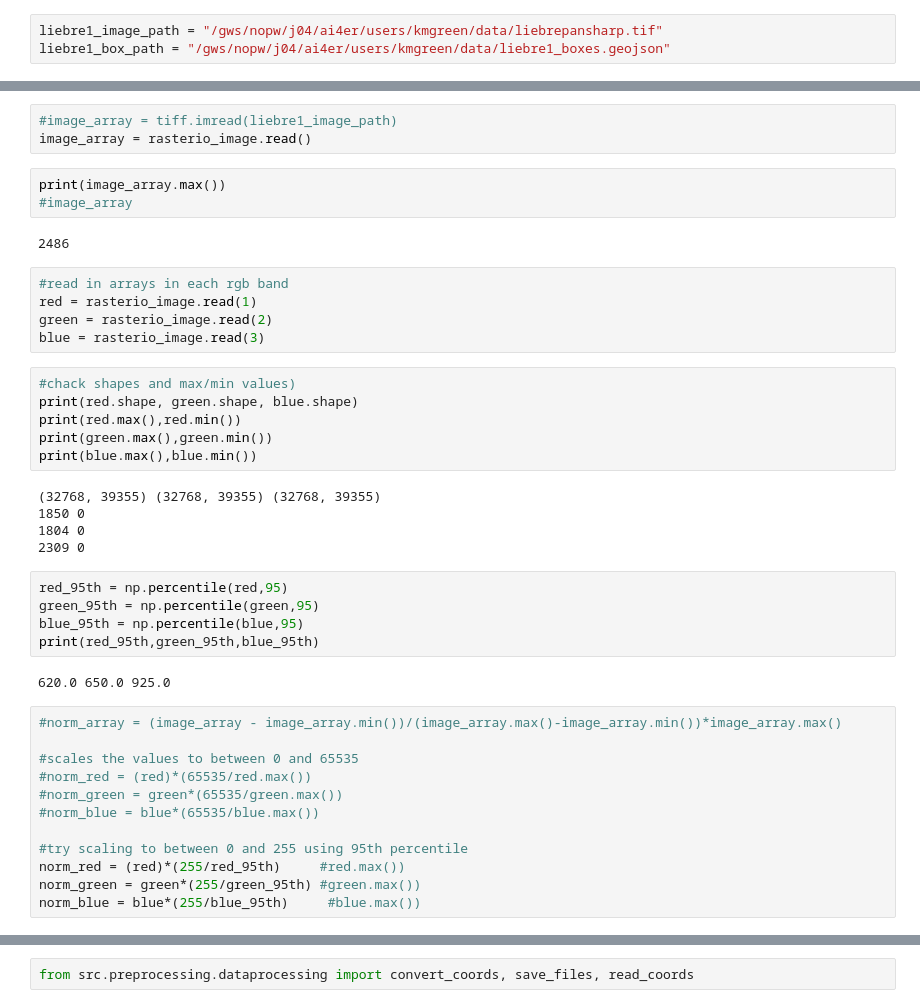
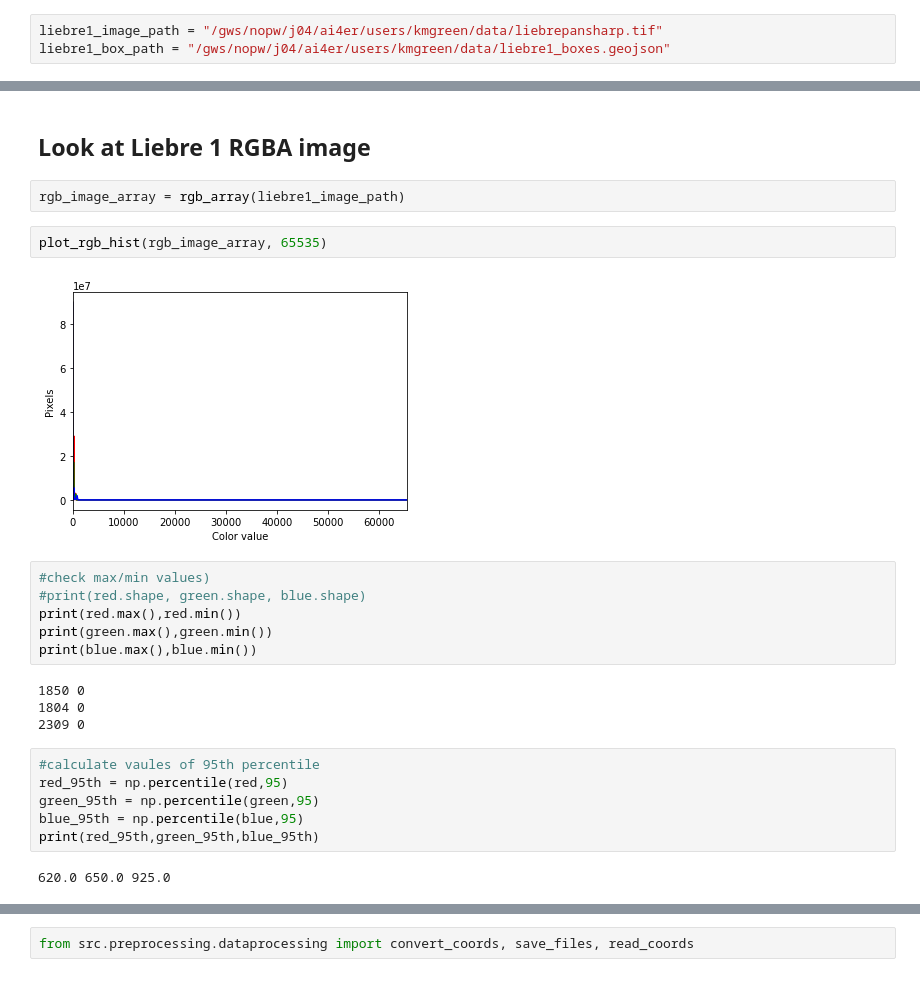
Before and after one commit to KMacfarlaneGreen/mres_whales, a Jupyter notebook: notebooks/exploratory/Normalization0.1.ipynb, the cells around one changed output, grey strips where cells are left out. Cells and saved outputs as stored; diff of their text form.

```diff
--- a/notebooks/exploratory/Normalization0.1.ipynb
+++ b/notebooks/exploratory/Normalization0.1.ipynb
@@ -32,43 +27,26 @@ show_hist(rasterio_image, bins = 100 , lw=0.0, stacked = False, alpha=0.7, histt
-# %%
-#image_array = tiff.imread(liebre1_image_path)
-image_array = rasterio_image.read()
-# %%
-print(image_array.max())
-#image_array
-# %% [output]
-2486
-# %%
-#read in arrays in each rgb band
-red = rasterio_image.read(1)
-green = rasterio_image.read(2)
-blue = rasterio_image.read(3)
+# %% [markdown]
+## Look at Liebre 1 RGBA image
+# %%
+rgb_image_array = rgb_array(liebre1_image_path)
+# %%
+plot_rgb_hist(rgb_image_array, 65535)
+# %% [output]
+[figure, added]
 # %%
-#chack shapes and max/min values)
-print(red.shape, green.shape, blue.shape)
+#check max/min values)
+#print(red.shape, green.shape, blue.shape)
 print(red.max(),red.min())
 print(green.max(),green.min())
 print(blue.max(),blue.min())
 # %% [output]
-(32768, 39355) (32768, 39355) (32768, 39355)
 1850 0
 1804 0
 2309 0
 # %%
+#calculate vaules of 95th percentile
 red_95th = np.percentile(red,95)
 green_95th = np.percentile(green,95)
 blue_95th = np.percentile(blue,95)
 print(red_95th,green_95th,blue_95th)
 # %% [output]
 620.0 650.0 925.0
-# %%
-#norm_array = (image_array - image_array.min())/(image_array.max()-image_array.min())*image_array.max()
-
-#scales the values to between 0 and 65535
-#norm_red = (red)*(65535/red.max())
-#norm_green = green*(65535/green.max())
-#norm_blue = blue*(65535/blue.max())
-
-#try scaling to between 0 and 255 using 95th percentile
-norm_red = (red)*(255/red_95th)     #red.max())
-norm_green = green*(255/green_95th) #green.max())
-norm_blue = blue*(255/blue_95th)     #blue.max())
```
Also changed, not shown: parts of 32 cells of this notebook, 4 other files.
